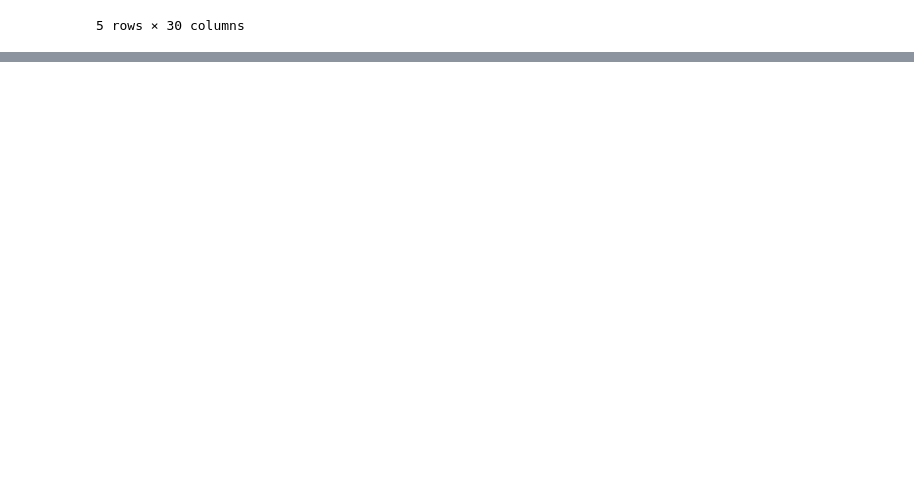
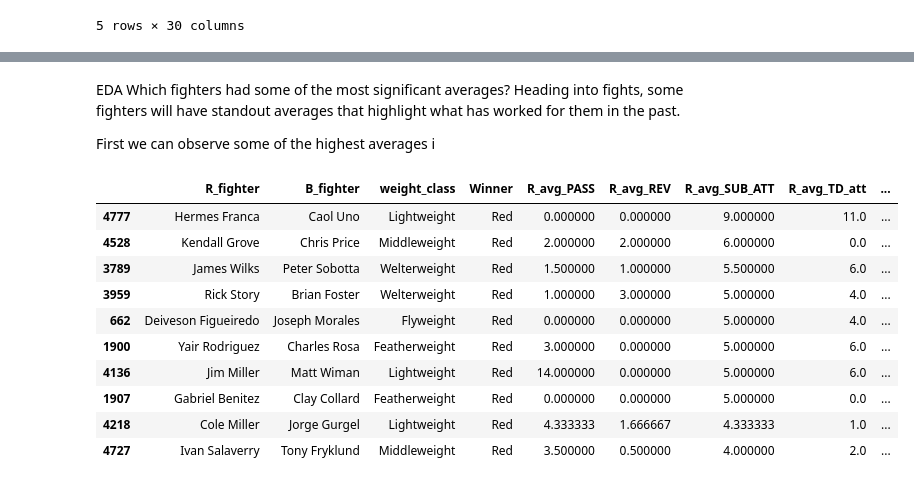
Before and after one commit to skonkalmatt/320_final_tutorial, a Jupyter notebook: fp.ipynb, the cells around one changed output, grey strips where cells are left out. Cells and saved outputs as stored; diff of their text form; code cells hidden in the pictures; blank space fills up the shorter version.

```diff
--- a/fp.ipynb
+++ b/fp.ipynb
@@ -111,0 +115,19 @@ EDA
+# %% [markdown]
+EDA
+Which fighters had some of the most significant averages? Heading into fights, some fighters will have standout averages that highlight what has worked for them in the past.
+
+First we can observe some of the highest averages i
+# %%
+grappling_df.sort_values(by=['R_avg_SUB_ATT'], ascending=False).head(10)
+# %% [output]
+|  | R_fighter | B_fighter | weight_class | Winner | R_avg_PASS | R_avg_REV | R_avg_SUB_ATT | R_avg_TD_att | ... |
+| 4777 | Hermes Franca | Caol Uno | Lightweight | Red | 0.000000 | 0.000000 | 9.000000 | 11.0 | ... |
+| 4528 | Kendall Grove | Chris Price | Middleweight | Red | 2.000000 | 2.000000 | 6.000000 | 0.0 | ... |
+| 3789 | James Wilks | Peter Sobotta | Welterweight | Red | 1.500000 | 1.000000 | 5.500000 | 6.0 | ... |
+| 3959 | Rick Story | Brian Foster | Welterweight | Red | 1.000000 | 3.000000 | 5.000000 | 4.0 | ... |
+| 662 | Deiveson Figueiredo | Joseph Morales | Flyweight | Red | 0.000000 | 0.000000 | 5.000000 | 4.0 | ... |
+| 1900 | Yair Rodriguez | Charles Rosa | Featherweight | Red | 3.000000 | 0.000000 | 5.000000 | 6.0 | ... |
+| 4136 | Jim Miller | Matt Wiman | Lightweight | Red | 14.000000 | 0.000000 | 5.000000 | 6.0 | ... |
+| 1907 | Gabriel Benitez | Clay Collard | Featherweight | Red | 0.000000 | 0.000000 | 5.000000 | 0.0 | ... |
+| 4218 | Cole Miller | Jorge Gurgel | Lightweight | Red | 4.333333 | 1.666667 | 4.333333 | 1.0 | ... |
+| 4727 | Ivan Salaverry | Tony Fryklund | Middleweight | Red | 3.500000 | 0.500000 | 4.000000 | 2.0 | ... |
```
Also changed, not shown: parts of 12 cells of this notebook, 1 other file.
